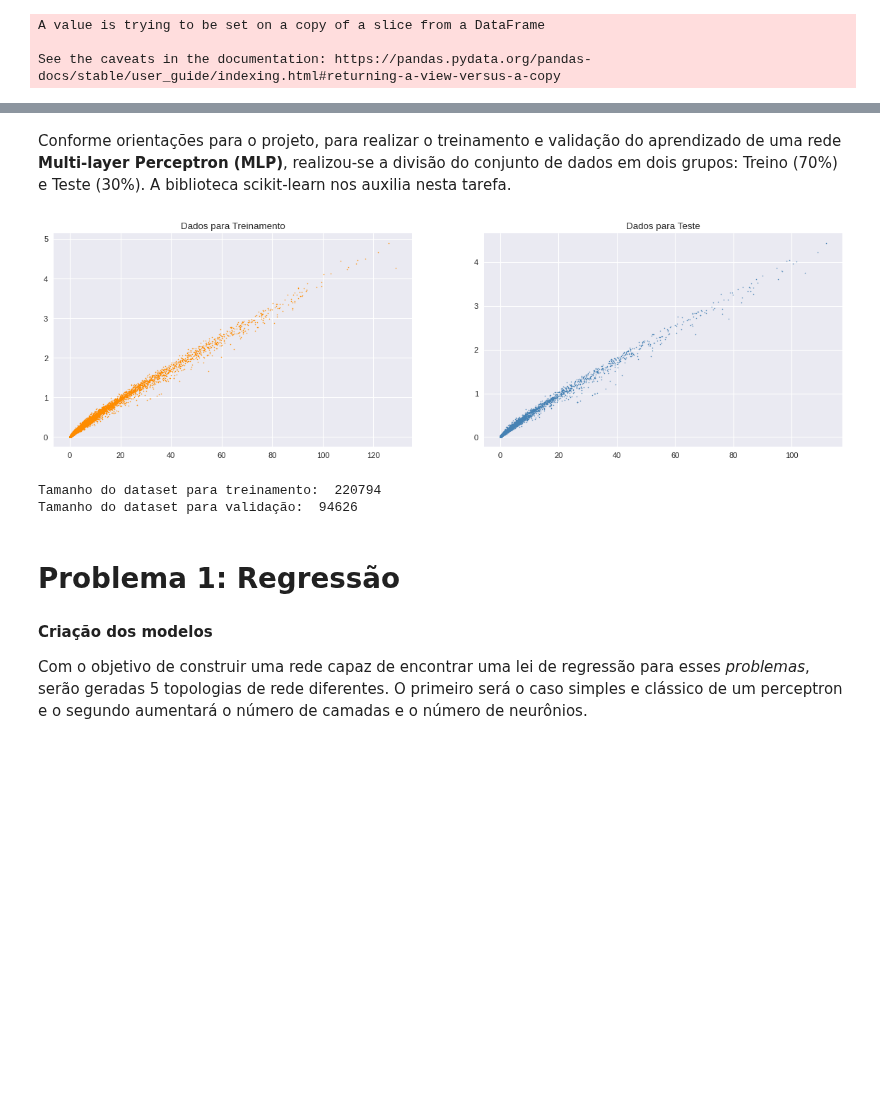
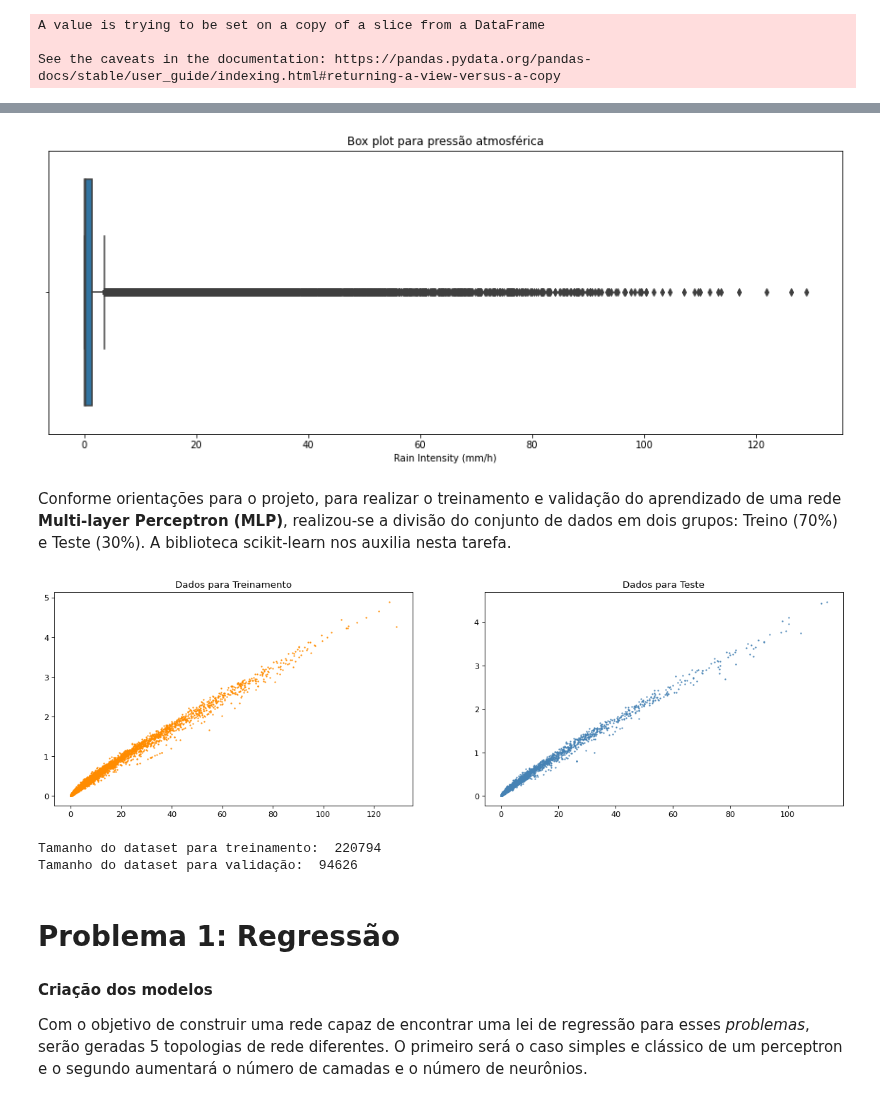
Before and after one commit to lourencocavalcante/Neurocomputacao, a Jupyter notebook: CAP351_Projeto_01_MLP.ipynb, the cells around one changed output, grey strips where cells are left out. Cells and saved outputs as stored; diff of their text form; code cells hidden in the pictures; blank space fills up the shorter version.

```diff
--- a/CAP351_Projeto_01_MLP.ipynb
+++ b/CAP351_Projeto_01_MLP.ipynb
@@ -126,9 +127,16 @@ plt.plot()
+# %%
+plt.figure(figsize=(15, 5.5))
+g = sns.boxplot(df_rd80['Rain Intensity (mm/h)'].loc[df_rd80['Liquid watercontent (g/m3)'] > 0])
+g.set_title('Box plot para pressão atmosférica')
+plt.show()
+# %% [output]
+[figure, added]
 # %% [markdown]
 Conforme orientações para o projeto, para realizar o treinamento e validação do aprendizado de uma rede **Multi-layer Perceptron (MLP)**, realizou-se a divisão do conjunto de dados em dois grupos: Treino (70%) e Teste (30%). A biblioteca scikit-learn nos auxilia nesta tarefa.
 # %%
 # Divisão do Dataset em treinamento e validação
 
-x_train, x_test, y_train, y_test = train_test_split(df_rd80_joss['Rain Intensity (mm/h)'] ,df_rd80_joss['Liquid watercontent (g/m3)'], test_size=.30)
+x_train, x_test, y_train, y_test = train_test_split(df_rd80['Rain Intensity (mm/h)'] ,df_rd80['Liquid watercontent (g/m3)'], test_size=.30)
 
 figure(figsize=(18,5),dpi=80)
 
@@ -145,11 +153,11 @@ plt.show()
 print('Tamanho do dataset para treinamento: ',len(x_train))
 print('Tamanho do dataset para validação: ',len(x_test))
 # %% [output]
-[figure, old version]
+[figure, new version]
 Tamanho do dataset para treinamento:  220794
 Tamanho do dataset para validação:  94626
 # %% [markdown]
-# **Problema 1: Regressão**
+# Problema 1: Regressão
 # %% [markdown]
 **Criação dos modelos**
 
```
Also changed, not shown: parts of 12 cells of this notebook.
